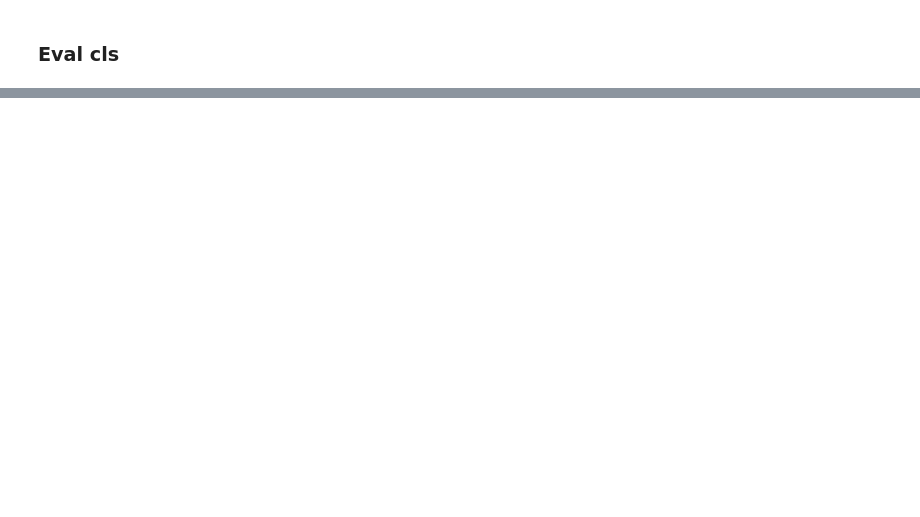
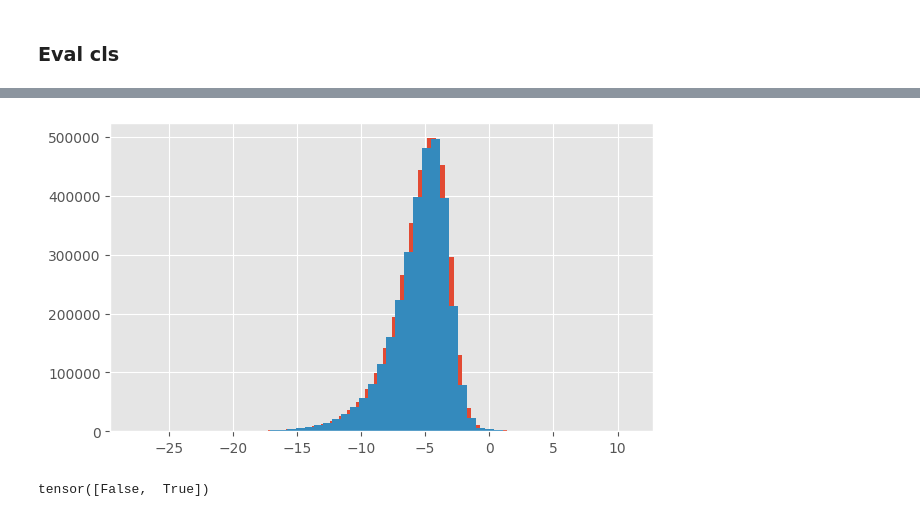
Before and after one commit to wassname/adapters_can_monitor_lies, a Jupyter notebook: nbs/mjc_002_diff_hs_redirect.ipynb, the cells around one changed output, grey strips where cells are left out. Saved outputs shown, nothing was run; the diff lists cells and outputs as text; code cells hidden in the pictures; blank space fills up the shorter version.

```diff
--- a/nbs/mjc_002_diff_hs_redirect.ipynb
+++ b/nbs/mjc_002_diff_hs_redirect.ipynb
@@ -703,0 +831,7 @@ print(f"lie prob {prob_lie:2.2f}, lie prob base {prob_base_lie:2.2f}")
+# %%
+clear_mem()
+
+inputs = ds_prompts.select(range(7, 9))
+inputs = inputs.with_format(type='torch', columns=['input_ids','attention_mask', 'label_true', 'choice_ids', 'instructed_to_lie'])
+# inputs = inputs.to_dict()
+# inputs.keys(), inputs['input_ids'].shape
@@ -703,0 +917,13 @@ print(f"lie prob {prob_lie:2.2f}, lie prob base {prob_base_lie:2.2f}")
+# %%
+# plt.imshow(np.log(0.01+loss_retain[1].detach().numpy()))
+i = np.log(loss_retain[1].detach().numpy().flatten()+1e-12)
+plt.hist(i, bins=55);
+
+i = np.log(loss_rr[1].detach().numpy().flatten()+1e-12)
+plt.hist(i, bins=55);
+# %% [output]
+[figure, added]
+# %%
+mask_desired
+# %% [output]
+tensor([False,  True])
```
Also changed, not shown: parts of 26 cells of this notebook, 1 other file.
